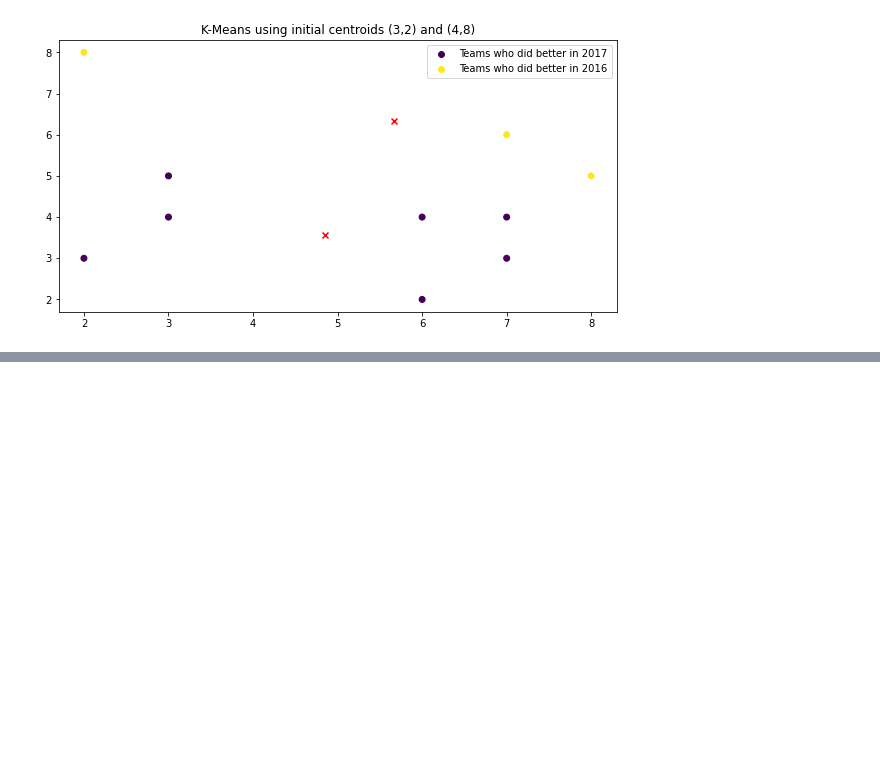
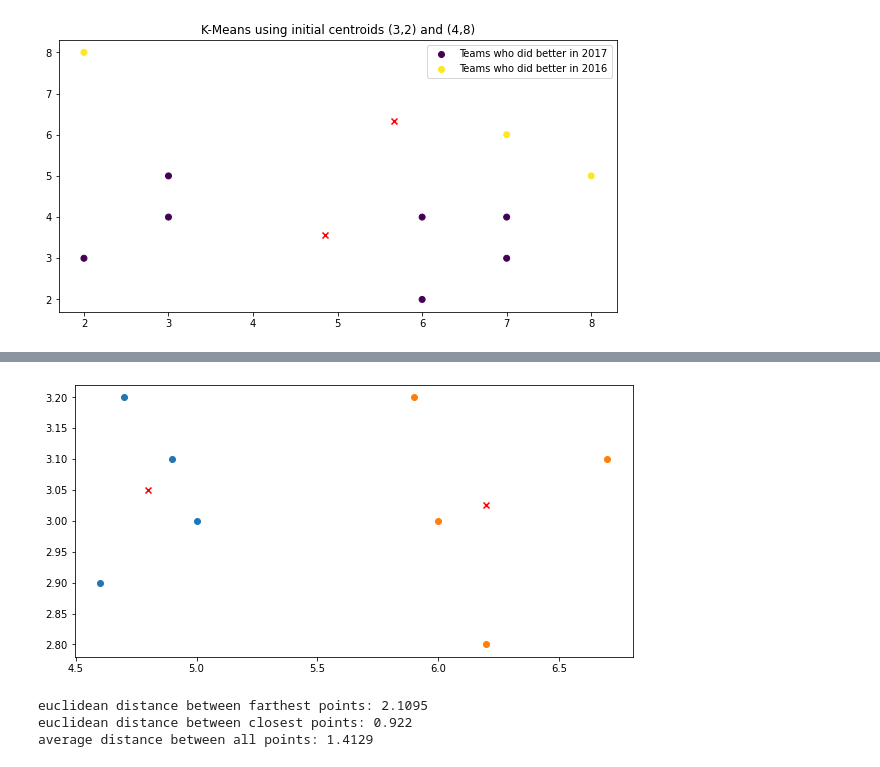
Before and after one commit to lumalav/CAP5610, a Jupyter notebook: HW5/HW5.ipynb, the cells around one changed output, grey strips where cells are left out. Saved outputs shown, nothing was run; the diff lists cells and outputs as text; code cells hidden in the pictures; blank space fills up the shorter version.

```diff
--- a/HW5/HW5.ipynb
+++ b/HW5/HW5.ipynb
@@ -176,0 +176,30 @@ for n in params:
+# %%
+#task 4
+clusterA = np.array([[4.7,3.2],[4.9,3.1],[5.0,3.0],[4.6,2.9]])
+clusterB = np.array([[5.9,3.2],[6.7,3.1],[6.0,3.0],[6.2,2.8]])
+clusters = [
+    {
+        'points': clusterA,
+        'centroid': np.mean(clusterA, axis=0)
+    },
+    {
+        'points': clusterB,
+        'centroid': np.mean(clusterB, axis=0)
+    }
+]
+
+for c in clusters:
+    scatter = plt.scatter(c['points'][:, 0], c['points'][:, 1], marker='o')
+    plt.grid()
+    plt.scatter(c['centroid'][0], c['centroid'][1], marker='x', color="red")
+plt.show()
+
+dist = cdist(clusterA, clusterB, 'euclidean')
+print(f'euclidean distance between farthest points: {round(np.max(dist), 4)}')
+print(f'euclidean distance between closest points: {round(np.min(dist), 4)}')
+print(f'average distance between all points: {round(np.mean(dist), 4)}')
+# %% [output]
+[figure, added]
+euclidean distance between farthest points: 2.1095
+euclidean distance between closest points: 0.922
+average distance between all points: 1.4129
```
Also changed, not shown: parts of 2 cells of this notebook, 2 other files.
